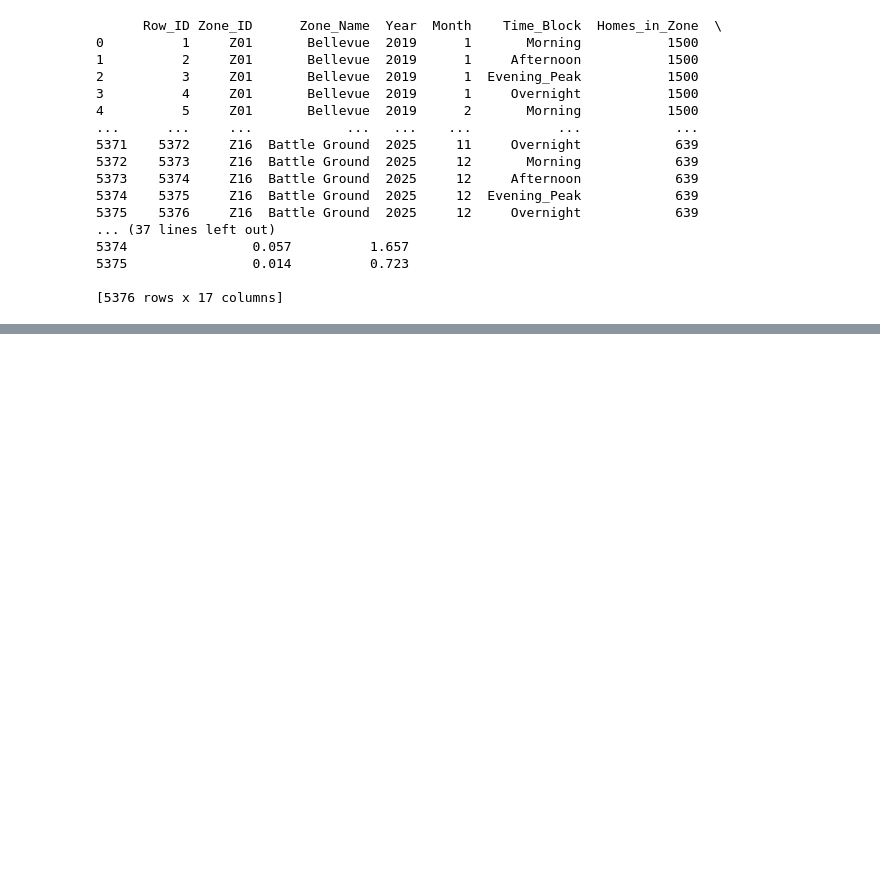
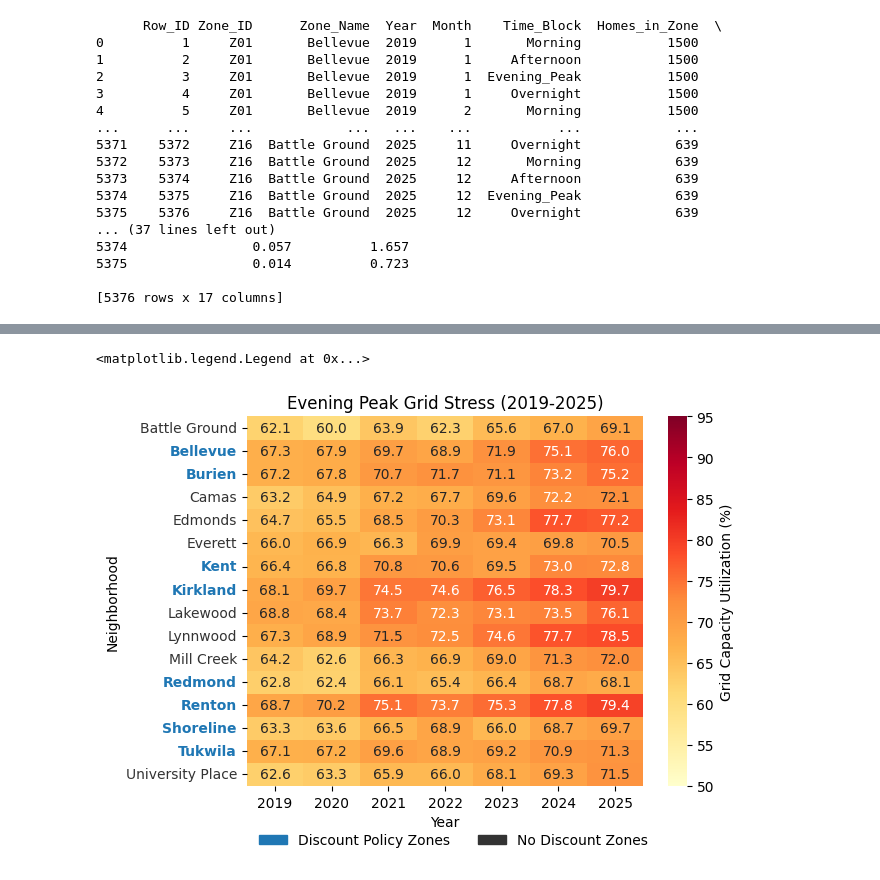
Before and after one commit to shresta-28/TSA_DataScienceandAnalytics, a Jupyter notebook: ev_strain_dataScience_TSA.ipynb, the cells around one changed output, grey strips where cells are left out. Saved outputs shown, nothing was run; the diff lists cells and outputs as text; code cells hidden in the pictures; blank space fills up the shorter version.

```diff
--- a/ev_strain_dataScience_TSA.ipynb
+++ b/ev_strain_dataScience_TSA.ipynb
@@ -111,0 +167,43 @@ print(ev_grid_working)
+# %%
+total_stress_table = ev_grid_working[ev_grid_working["Time_Block"]=="Evening_Peak"].pivot_table(
+  index="Zone_Name", columns="Year", values="Total_Stress_Pct", aggfunc="mean"
+)
+
+total_stress_graph = sns.heatmap(
+  total_stress_table,
+  annot=True,
+  fmt=".1f",
+  cmap="YlOrRd",
+  vmin=50,
+  vmax=95,
+  cbar_kws={"label": "Grid Capacity Utilization (%)"},
+)
+
+total_stress_graph.set(title="Evening Peak Grid Stress (2019-2025)", xlabel="Year", ylabel="Neighborhood")
+
+for tick_label in total_stress_graph.get_yticklabels():
+  zone_name = tick_label.get_text()
+  if zone_name in policy_zones:
+    tick_label.set_color("#1f77b4")
+    tick_label.set_fontweight("bold")
+  else:
+    tick_label.set_color("#333333")
+
+policy_patch = mpatches.Patch(
+  color="#1f77b4", label="Discount Policy Zones"
+)
+
+control_patch = mpatches.Patch(
+  color="#333333", label="No Discount Zones"
+)
+
+total_stress_graph.legend(
+  handles=[policy_patch, control_patch],
+  loc="lower left",
+  bbox_to_anchor=(0, -0.2),
+  ncol=2,
+  frameon=False,
+)
+# %% [output]
+<matplotlib.legend.Legend at 0x...>
+[figure, added]
```
Also changed, not shown: parts of 9 cells of this notebook.
